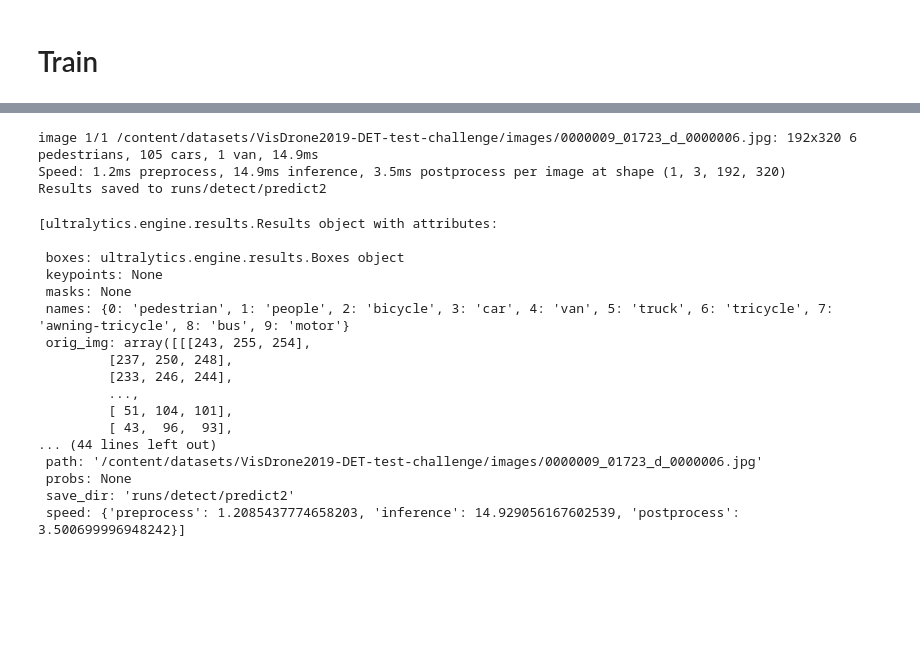
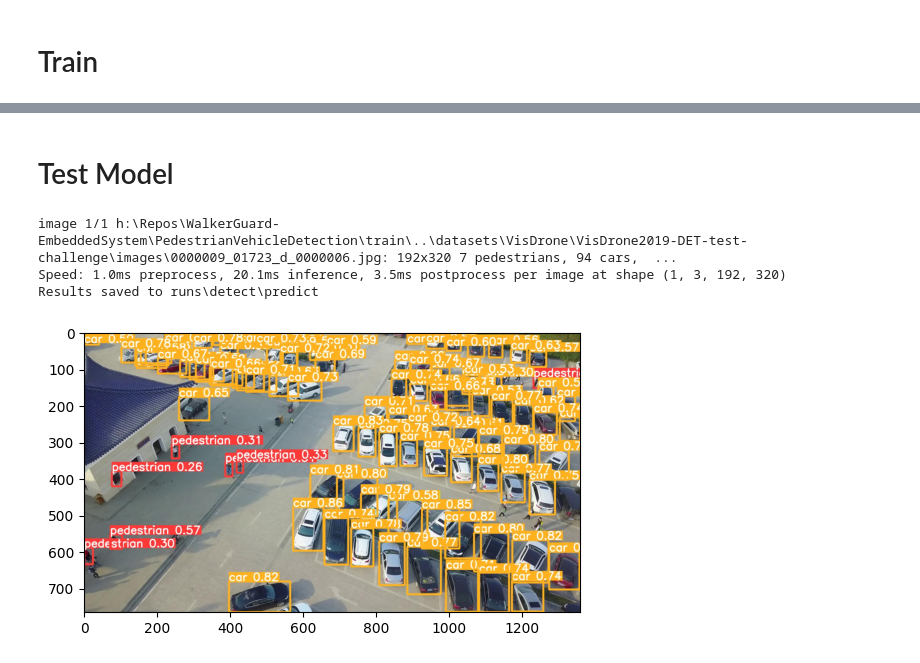
Before and after one commit to JYBK-nuk/WalkerGuard-EmbeddedSystem, a Jupyter notebook: PedestrianVehicleDetection/train/train.ipynb, the cells around one changed output, grey strips where cells are left out. Saved outputs shown, nothing was run; the diff lists cells and outputs as text; code cells hidden in the pictures; blank space fills up the shorter version.

```diff
--- a/PedestrianVehicleDetection/train/train.ipynb
+++ b/PedestrianVehicleDetection/train/train.ipynb
@@ -142,26 +173,31 @@ Downloading https://github.com/ultralytics/yolov5/releases/download/v1.0/VisDron
 # %%
 #model.val()
-# %%
-model = YOLO('runs/detect/train2/weights/best.pt')
-model.predict(source="datasets/VisDrone2019-DET-test-challenge/images/0000009_01723_d_0000006.jpg",save=True)  # predict on an image
-# %% [output]
-image 1/1 /content/datasets/VisDrone2019-DET-test-challenge/images/0000009_01723_d_0000006.jpg: 192x320 6 pedestrians, 105 cars, 1 van, 14.9ms
-Speed: 1.2ms preprocess, 14.9ms inference, 3.5ms postprocess per image at shape (1, 3, 192, 320)
-Results saved to runs/detect/predict2
-[ultralytics.engine.results.Results object with attributes:
-
- boxes: ultralytics.engine.results.Boxes object
- keypoints: None
- masks: None
- names: {0: 'pedestrian', 1: 'people', 2: 'bicycle', 3: 'car', 4: 'van', 5: 'truck', 6: 'tricycle', 7: 'awning-tricycle', 8: 'bus', 9: 'motor'}
- orig_img: array([[[243, 255, 254],
-         [237, 250, 248],
-         [233, 246, 244],
-         ...,
-         [ 51, 104, 101],
-         [ 43,  96,  93],
-... (44 lines left out)
- path: '/content/datasets/VisDrone2019-DET-test-challenge/images/0000009_01723_d_0000006.jpg'
- probs: None
- save_dir: 'runs/detect/predict2'
- speed: {'preprocess': 1.2085437774658203, 'inference': 14.929056167602539, 'postprocess': 3.500699996948242}]
+# %% [markdown]
+# Test Model
+# %%
+from ultralytics import YOLO
+import os
+
+# remove all previous predict result
+for dir in os.listdir('runs/detect'):
+    if dir.startswith('predict'):
+        for file in os.listdir('runs/detect/'+dir):
+            os.remove('runs/detect/'+dir+'/'+file)
+        os.rmdir('runs/detect/'+dir)
+
+
+model = YOLO('../model/best50epoch.pt')
+# predict on an image and get the result
+model.predict(source="../datasets/VisDrone/VisDrone2019-DET-test-challenge/images/0000009_01723_d_0000006.jpg",save=True)
+
+# plot the result runs/detect/preidct/*.jpg
+import matplotlib.pyplot as plt
+
+img = plt.imread('runs/detect/predict/'+'0000009_01723_d_0000006.jpg')
+plt.imshow(img)
+plt.show()
+# %% [output]
+image 1/1 h:\Repos\WalkerGuard-EmbeddedSystem\PedestrianVehicleDetection\train\..\datasets\VisDrone\VisDrone2019-DET-test-challenge\images\0000009_01723_d_0000006.jpg: 192x320 7 pedestrians, 94 cars,  ...
+Speed: 1.0ms preprocess, 20.1ms inference, 3.5ms postprocess per image at shape (1, 3, 192, 320)
+Results saved to runs\detect\predict
+[figure, added]
```
Also changed, not shown: parts of 3 cells of this notebook, 7 other files.
